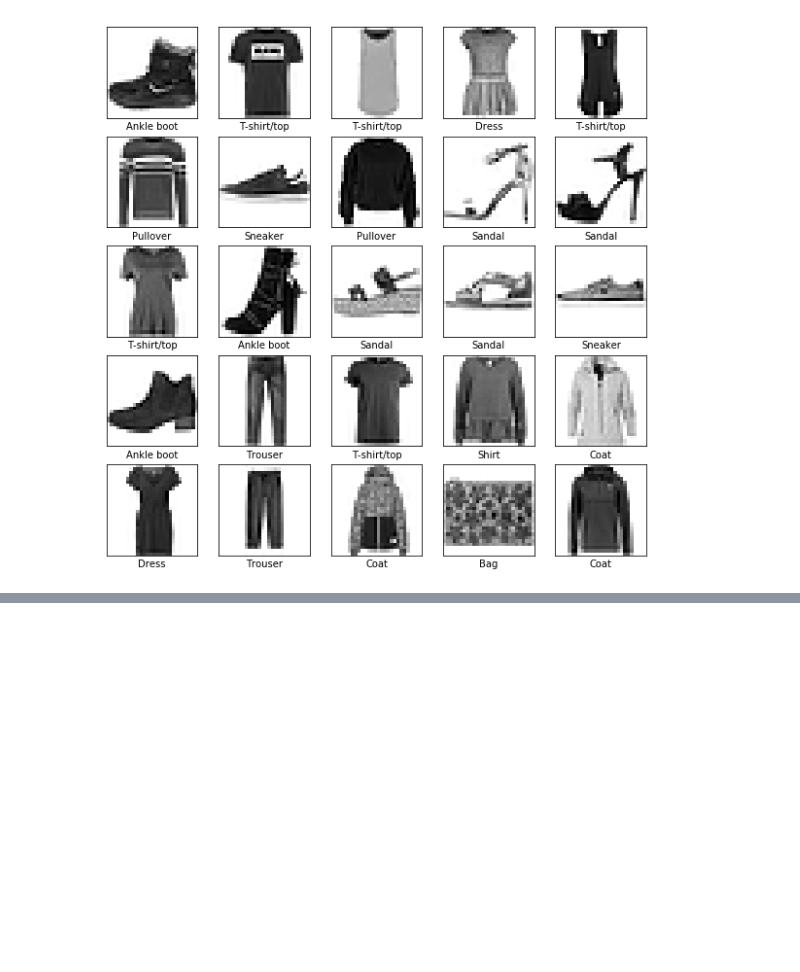
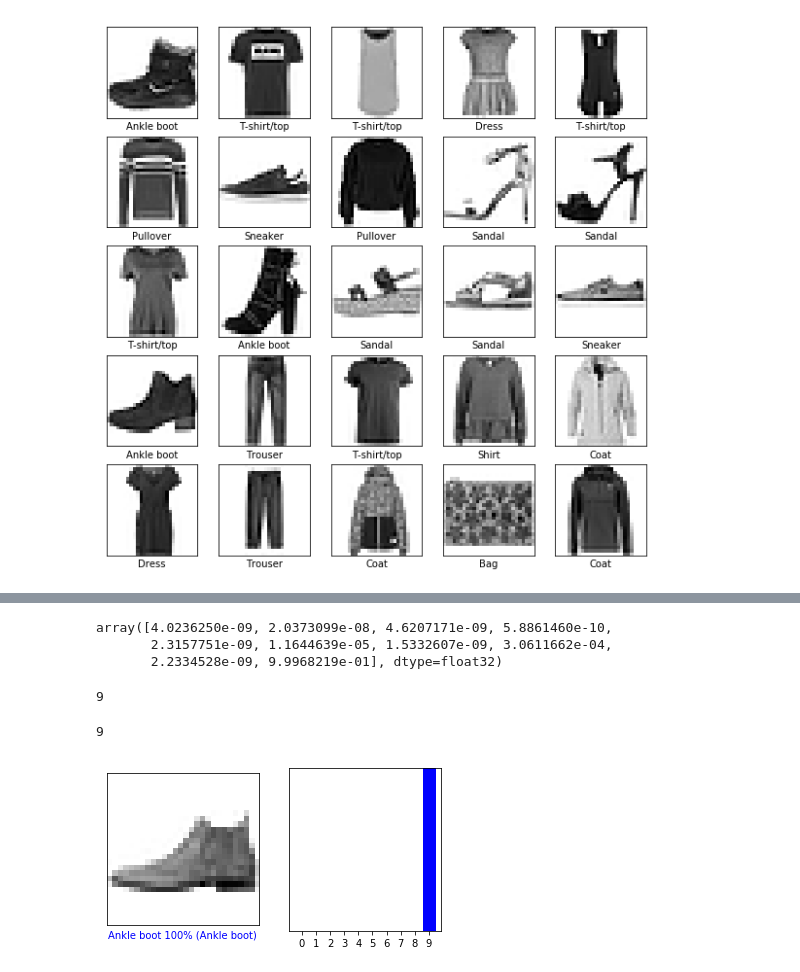
Before and after one commit to Tristan07999/TensorFlow2.0-with-tf.keras, a Jupyter notebook: image_classification.ipynb, the cells around one changed output, grey strips where cells are left out. Saved outputs shown, nothing was run; the diff lists cells and outputs as text; code cells hidden in the pictures; blank space fills up the shorter version.

```diff
--- a/image_classification.ipynb
+++ b/image_classification.ipynb
@@ -87,0 +100,3 @@ plt.show()
+# %%
+#Train the model
+model.fit(train_images, train_labels, epochs=10)
@@ -87,0 +130,57 @@ plt.show()
+# %%
+predictions = model.predict(test_images)
+# %%
+predictions[0]
+# %% [output]
+array([4.0236250e-09, 2.0373099e-08, 4.6207171e-09, 5.8861460e-10,
+       2.3157751e-09, 1.1644639e-05, 1.5332607e-09, 3.0611662e-04,
+       2.2334528e-09, 9.9968219e-01], dtype=float32)
+# %%
+np.argmax(predictions[0])
+# %% [output]
+9
+# %%
+test_labels[0]
+# %% [output]
+9
+# %%
+def plot_image(i, predictions_array, true_label, img):
+  predictions_array, true_label, img = predictions_array, true_label[i], img[i]
+  plt.grid(False)
+  plt.xticks([])
+  plt.yticks([])
+
+  plt.imshow(img, cmap=plt.cm.binary)
+
+  predicted_label = np.argmax(predictions_array)
+  if predicted_label == true_label:
+    color = 'blue'
+  else:
+    color = 'red'
+
+  plt.xlabel("{} {:2.0f}% ({})".format(class_names[predicted_label],
+                                100*np.max(predictions_array),
+                                class_names[true_label]),
+                                color=color)
+
+def plot_value_array(i, predictions_array, true_label):
+  predictions_array, true_label = predictions_array, true_label[i]
+  plt.grid(False)
+  plt.xticks(range(10))
+  plt.yticks([])
+  thisplot = plt.bar(range(10), predictions_array, color="#777777")
+  plt.ylim([0, 1])
+  predicted_label = np.argmax(predictions_array)
+
+  thisplot[predicted_label].set_color('red')
+  thisplot[true_label].set_color('blue')
+# %%
+i = 0
+plt.figure(figsize=(6,3))
+plt.subplot(1,2,1)
+plot_image(i, predictions[i], test_labels, test_images)
+plt.subplot(1,2,2)
+plot_value_array(i, predictions[i],  test_labels)
+plt.show()
+# %% [output]
+[figure, added]
```
Also changed, not shown: parts of 11 cells of this notebook.
